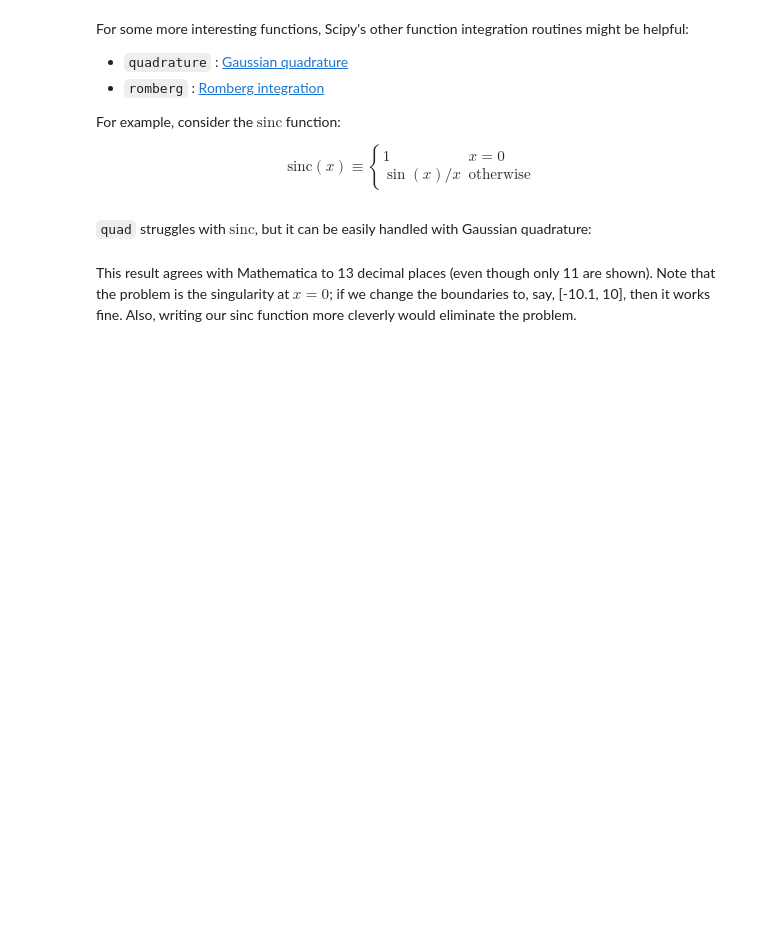
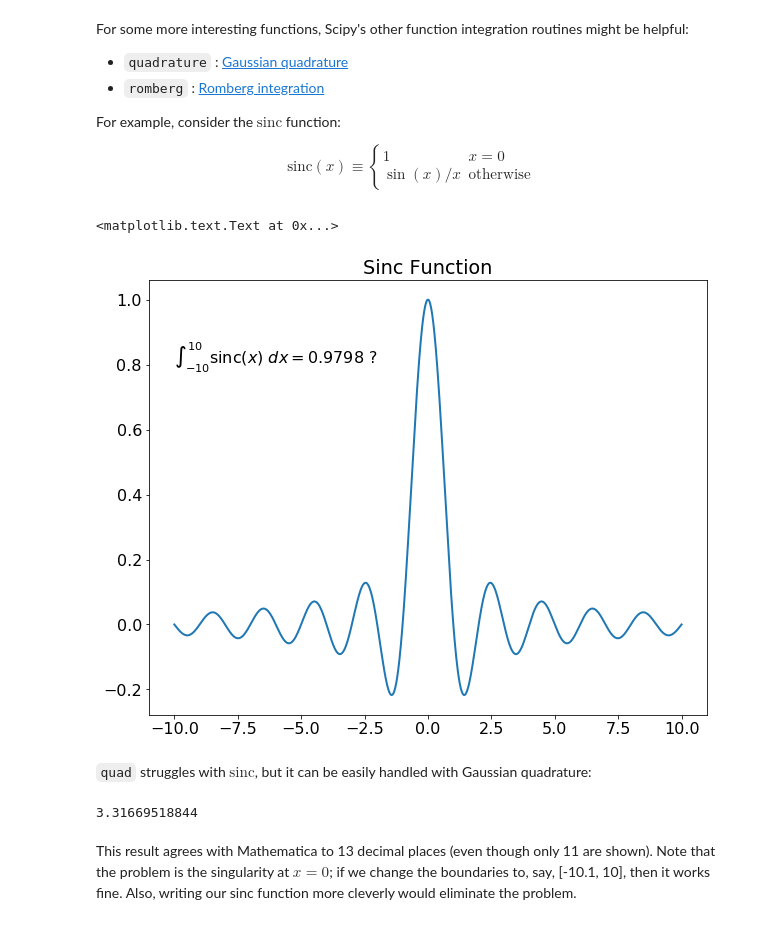
Before and after one commit to ftorradeflot/PythonMasterIFAE, a Jupyter notebook: scipy/scipy.ipynb, the cells around one changed output. Cells and saved outputs as stored; diff of their text form; code cells hidden in the pictures; blank space fills up the shorter version.

```diff
--- a/scipy/scipy.ipynb
+++ b/scipy/scipy.ipynb
@@ -385,19 +390,17 @@ $$
 \end{cases}
 $$
 # %%
-def sinc(x):
-    return np.sin(x) / x
-
-
 x = np.linspace(-10, 10, 1000)
-y = sinc(x)
+y = np.sinc(x)
 plt.plot(x, y)
 plt.title('Sinc Function')
 
-print(quad(sinc, -10, 10))   # fails
+res = quad(np.sinc, -10, 10)
 
-# numpys sinc handles the singularity correctly
-print(quad(np.sinc, -10, 10))
+plt.text(-10, 0.8, r'$ \int_{{-10}}^{{10}} \mathrm{{sinc}}(x) \ dx = {result:.4f}$ ?'.format(result=res[0]))
+# %% [output]
+<matplotlib.text.Text at 0x...>
+[figure, added]
 # %% [markdown]
 `quad` struggles with $\mathrm{sinc}$, but it can be easily handled with Gaussian quadrature:
 # %%
@@ -405,6 +408,8 @@ from scipy.integrate import quadrature
 
 # quadrature may complain, but it will work in the end
 print(quadrature(sinc, -10, 10)[0])
+# %% [output]
+3.31669518844
 # %% [markdown]
 This result agrees with Mathematica to 13 decimal places (even though only 11 are shown). Note that the problem is the singularity at $x=0$; if we change the boundaries to, say, [-10.1, 10], then it works fine. Also, writing our sinc function more cleverly would eliminate the problem.
 # %% [markdown]
```
Also changed, not shown: parts of 26 cells of this notebook.
